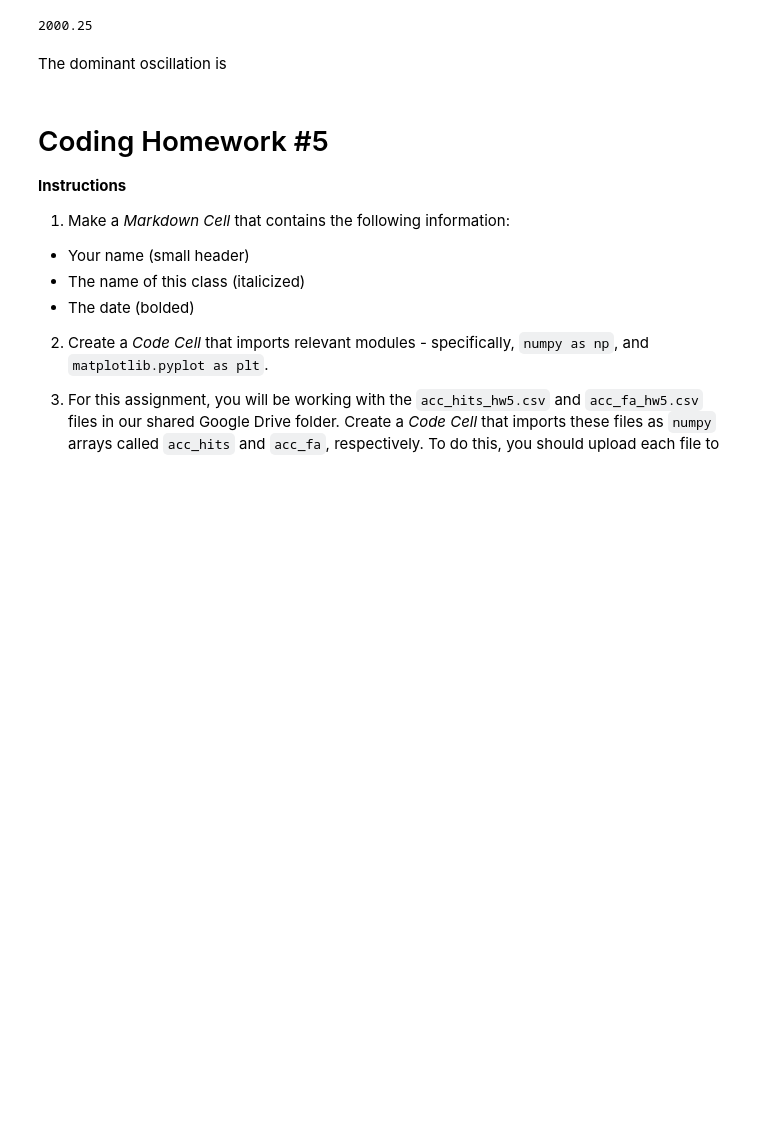
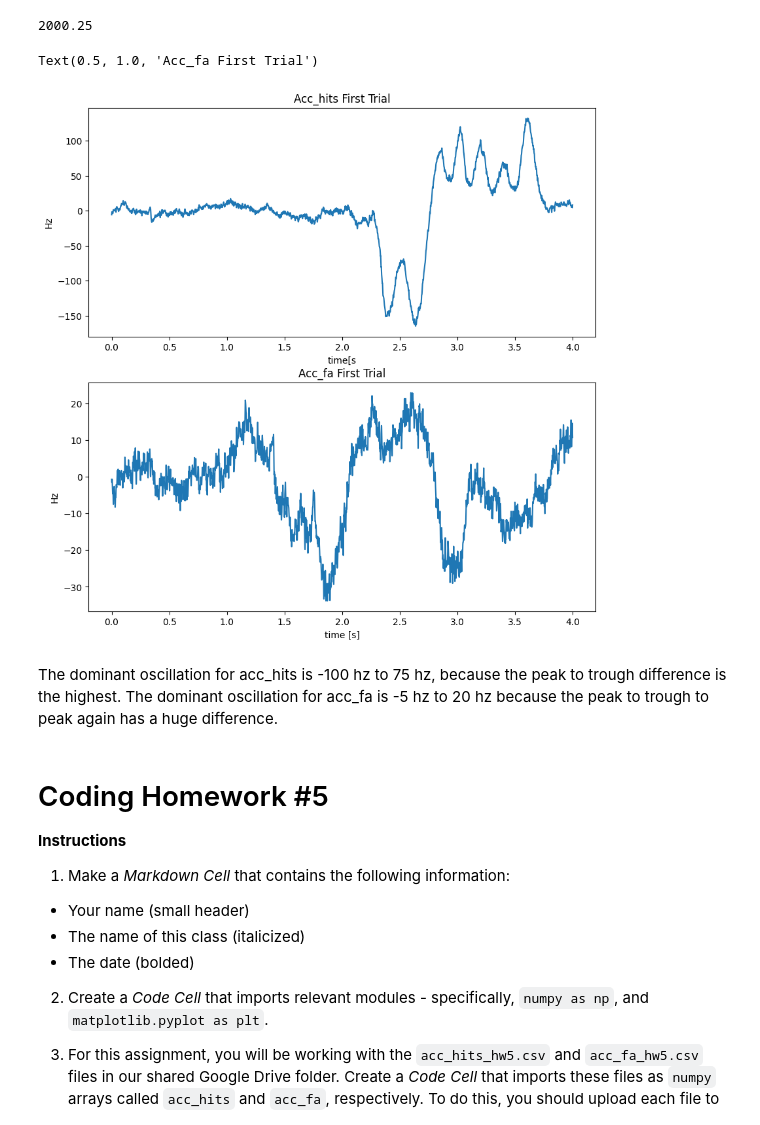
Before and after one commit to zoyaholin/Neur265HOLIN, a Jupyter notebook: coding_homework_5.ipynb, the cells around one changed output. Saved outputs shown, nothing was run; the diff lists cells and outputs as text; code cells hidden in the pictures; blank space fills up the shorter version.

```diff
--- a/coding_homework_5.ipynb
+++ b/coding_homework_5.ipynb
@@ -47,5 +38,20 @@ for j in range(4):
-# %% [markdown]
-The dominant oscillation is
+# %%
+#Plotting first trial of acc_hits and acc_fa in subplots
+fig, ax=plt.subplots(2, figsize=(10,10))
+ax[0].plot(time,acc_hits[0])
+ax[0].set_ylabel('Hz')
+ax[0].set_xlabel('time[s')
+ax[0].set_title('Acc_hits First Trial')
+ax[1].plot(time,acc_fa[0])
+ax[1].set_ylabel('Hz')
+ax[1].set_xlabel('time [s]')
+ax[1].set_title('Acc_fa First Trial')
+# %% [output]
+Text(0.5, 1.0, 'Acc_fa First Trial')
+[figure, added]
+# %% [markdown]
+The dominant oscillation for acc_hits is -100 hz to 75 hz, because the peak to trough difference is the highest.
+The dominant oscillation for acc_fa is -5 hz to 20 hz because the peak to trough to peak again has a huge difference.
 # %%
 #
 # %% [markdown]
```
Also changed, not shown: parts of 3 cells of this notebook.
